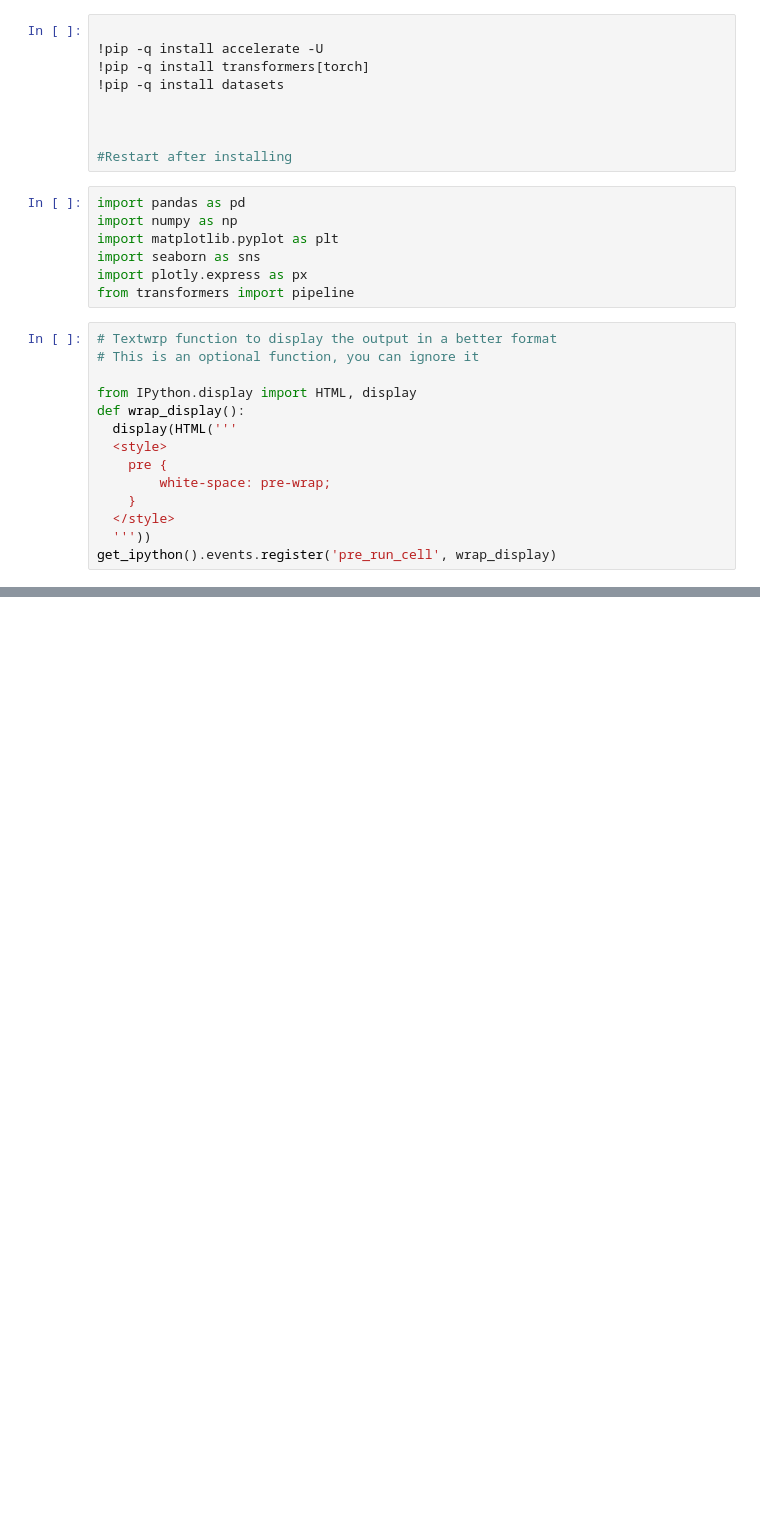
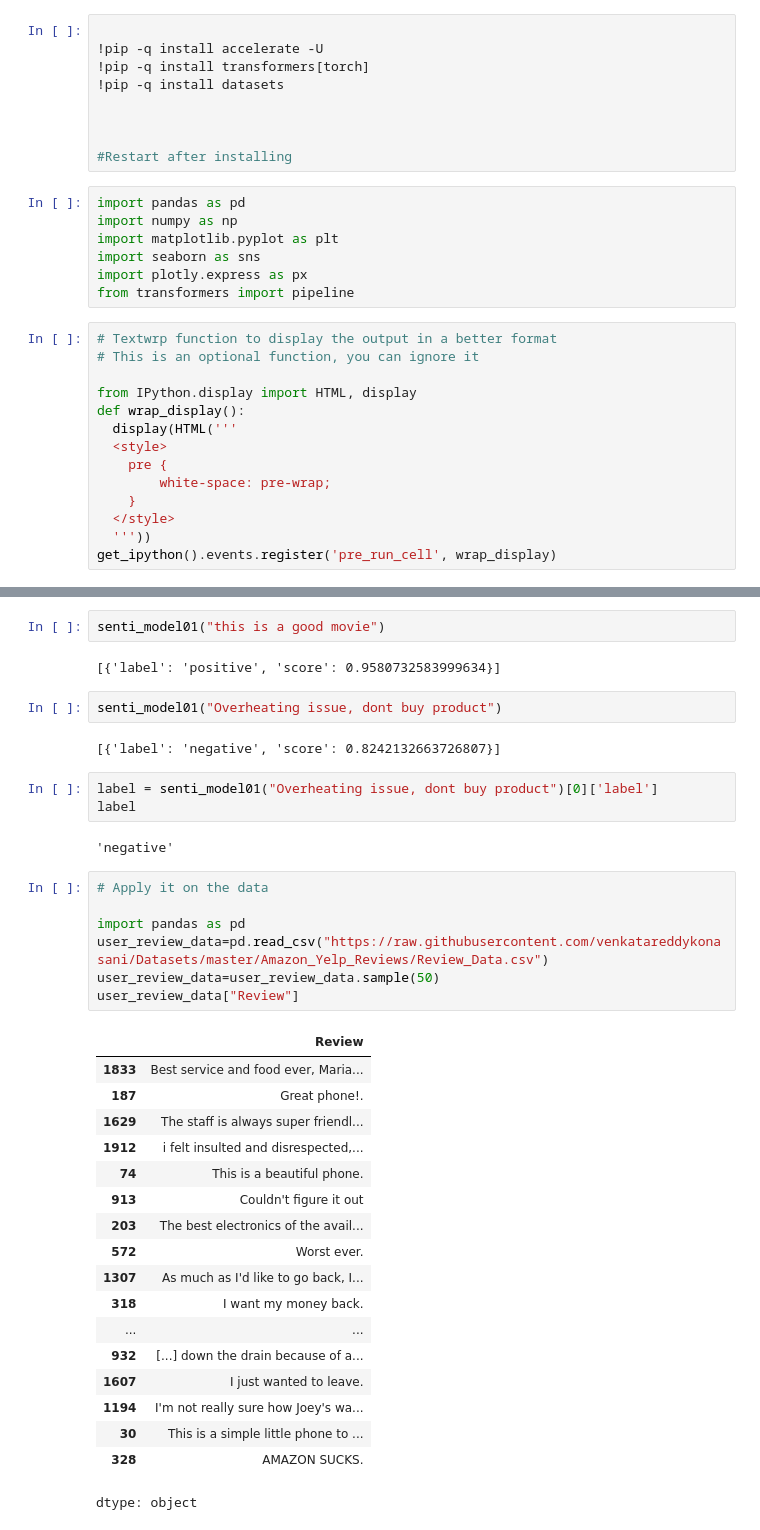
Before and after one commit to SHIVRAJSHINDE/Colab01, a Jupyter notebook: HuggingFace.ipynb, the cells around one changed output, grey strips where cells are left out. Saved outputs shown, nothing was run; the diff lists cells and outputs as text; blank space fills up the shorter version.

```diff
--- a/HuggingFace.ipynb
+++ b/HuggingFace.ipynb
@@ -41,0 +55,39 @@ senti_model
+# %%
+senti_model01("this is a good movie")
+# %% [output]
+[{'label': 'positive', 'score': 0.9580732583999634}]
+# %%
+senti_model01("Overheating issue, dont buy product")
+# %% [output]
+[{'label': 'negative', 'score': 0.8242132663726807}]
+# %%
+label = senti_model01("Overheating issue, dont buy product")[0]['label']
+label
+# %% [output]
+'negative'
+# %%
+# Apply it on the data
+
+import pandas as pd
+user_review_data=pd.read_csv("https://raw.githubusercontent.com/venkatareddykonasani/Datasets/master/Amazon_Yelp_Reviews/Review_Data.csv")
+user_review_data=user_review_data.sample(50)
+user_review_data["Review"]
+# %% [output]
+|  | Review |
+| 1833 | Best service and food ever, Maria... |
+| 187 | Great phone!. |
+| 1629 | The staff is always super friendl... |
+| 1912 | i felt insulted and disrespected,... |
+| 74 | This is a beautiful phone. |
+| 913 | Couldn't figure it out |
+| 203 | The best electronics of the avail... |
+| 572 | Worst ever. |
+| 1307 | As much as I'd like to go back, I... |
+| 318 | I want my money back. |
+| ... | ... |
+| 932 | [...] down the drain because of a... |
+| 1607 | I just wanted to leave. |
+| 1194 | I'm not really sure how Joey's wa... |
+| 30 | This is a simple little phone to ... |
+| 328 | AMAZON SUCKS. |
+dtype: object
```
Also changed, not shown: parts of 6 cells of this notebook.
